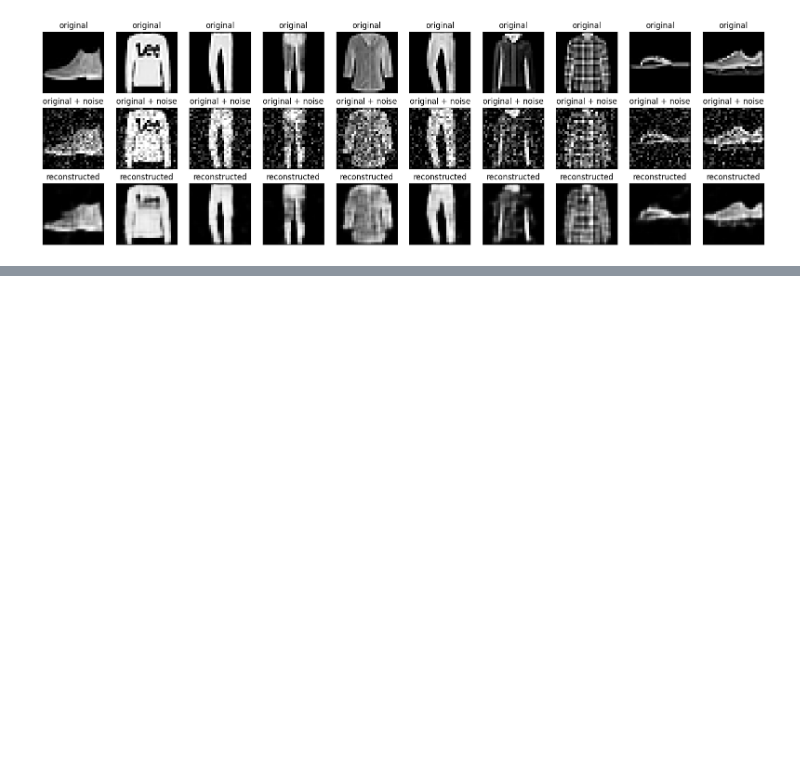
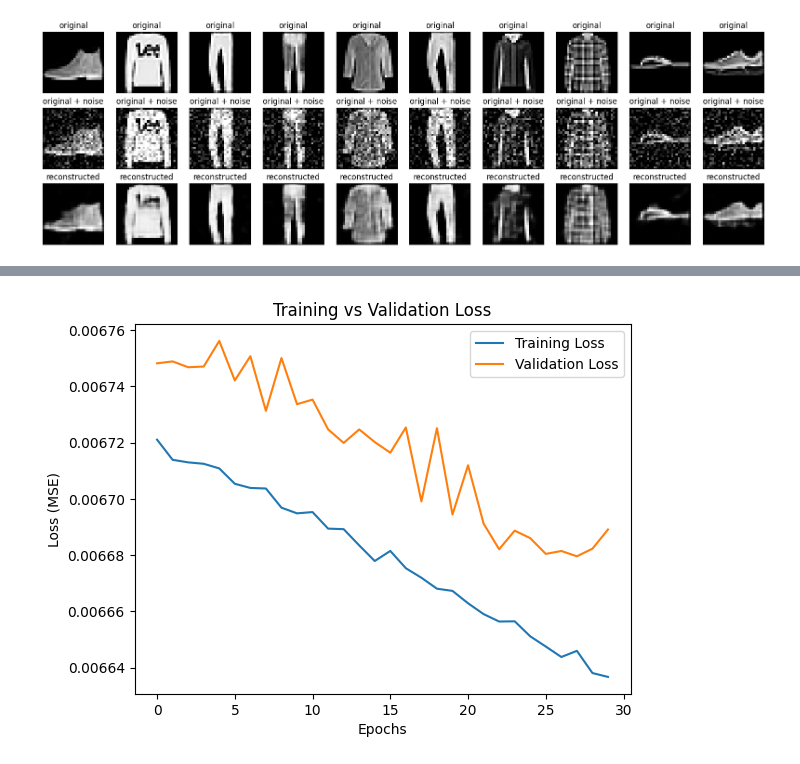
Before and after one commit to IndudiniThennakoon/SE4050-DL, a Jupyter notebook: lab_7_AE_CNN_Image_Denoising.ipynb, the cells around one changed output, grey strips where cells are left out. Cells and saved outputs as stored; diff of their text form; code cells hidden in the pictures; blank space fills up the shorter version.

```diff
--- a/lab_7_AE_CNN_Image_Denoising.ipynb
+++ b/lab_7_AE_CNN_Image_Denoising.ipynb
@@ -99,3 +99,8 @@ class Denoise(Model):
 autoencoder = Denoise()
 # %%
 autoencoder.compile(optimizer='adam', loss=losses.MeanSquaredError())
+# %%
+history = autoencoder.fit(x_train_noisy, x_train,
+                          epochs=30,
+                          batch_size=256,
+                          validation_data=(x_test_noisy, x_test))
@@ -191,0 +227,10 @@ plt.show()
+# %%
+plt.plot(history.history['loss'], label='Training Loss')
+plt.plot(history.history['val_loss'], label='Validation Loss')
+plt.title('Training vs Validation Loss')
+plt.xlabel('Epochs')
+plt.ylabel('Loss (MSE)')
+plt.legend()
+plt.show()
+# %% [output]
+[figure, added]
```
Also changed, not shown: parts of 5 cells of this notebook.
